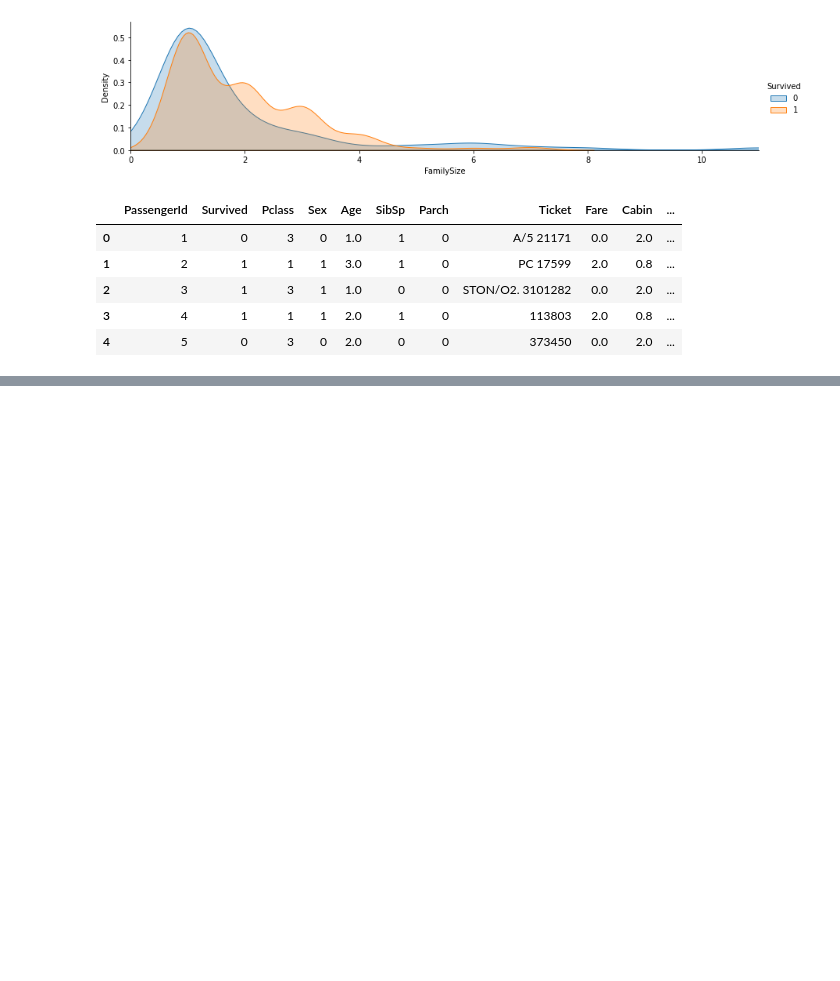
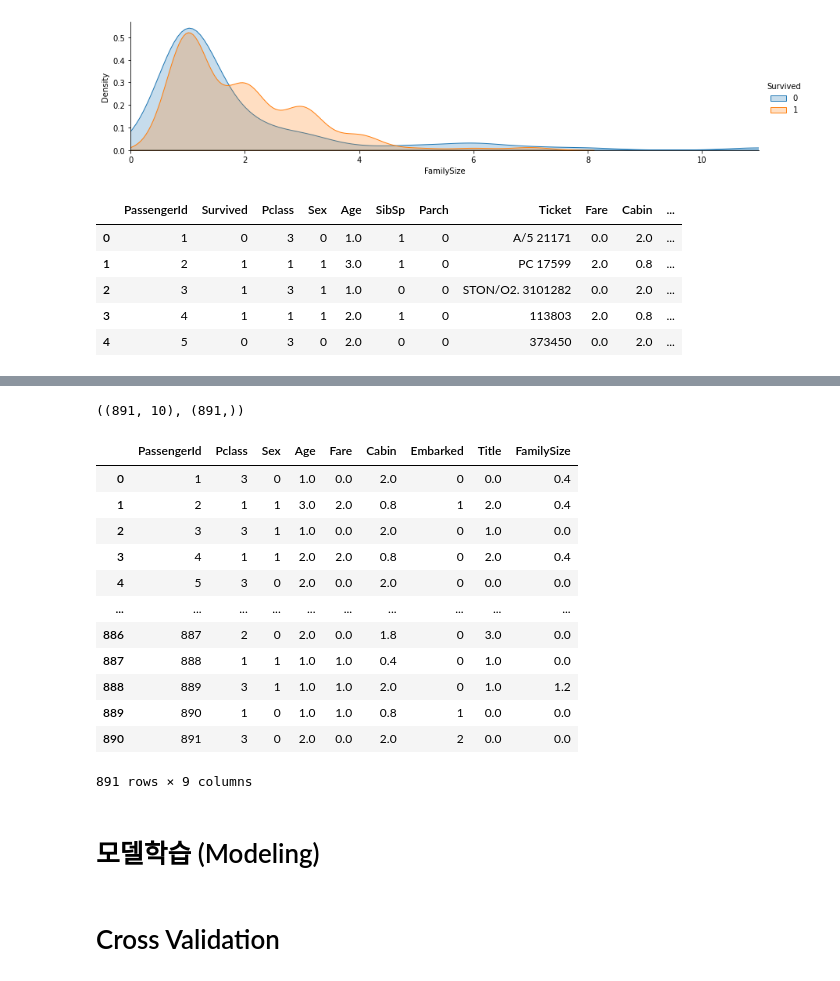
Before and after one commit to HoJ00n2/kaggle-titanic, a Jupyter notebook: my-solution.ipynb, the cells around one changed output, grey strips where cells are left out. Cells and saved outputs as stored; diff of their text form; code cells hidden in the pictures; blank space fills up the shorter version.

```diff
--- a/my-solution.ipynb
+++ b/my-solution.ipynb
@@ -590 +637,31 @@ test_dataset
 418 rows × 9 columns
+# %%
+# train_dataset = train_dataset.drop(["PassengerId"], axis=1)
+# train_dataset
+train = train_dataset.drop("Survived", axis=1)
+# train
+target = train_dataset["Survived"]
+
+train.shape, target.shape
+# %% [output]
+((891, 10), (891,))
+# %%
+# 이렇게 함으로써 모든 정보가 숫자로 바뀐 dataframe이 생성됨!
+# 이제 이것으로 모델학습을 시킬 것임
+train
+# %% [output]
+|  | PassengerId | Pclass | Sex | Age | Fare | Cabin | Embarked | Title | FamilySize |
+| 0 | 1 | 3 | 0 | 1.0 | 0.0 | 2.0 | 0 | 0.0 | 0.4 |
+| 1 | 2 | 1 | 1 | 3.0 | 2.0 | 0.8 | 1 | 2.0 | 0.4 |
+| 2 | 3 | 3 | 1 | 1.0 | 0.0 | 2.0 | 0 | 1.0 | 0.0 |
+| 3 | 4 | 1 | 1 | 2.0 | 2.0 | 0.8 | 0 | 2.0 | 0.4 |
+| 4 | 5 | 3 | 0 | 2.0 | 0.0 | 2.0 | 0 | 0.0 | 0.0 |
+| ... | ... | ... | ... | ... | ... | ... | ... | ... | ... |
+| 886 | 887 | 2 | 0 | 2.0 | 0.0 | 1.8 | 0 | 3.0 | 0.0 |
+| 887 | 888 | 1 | 1 | 1.0 | 1.0 | 0.4 | 0 | 1.0 | 0.0 |
+| 888 | 889 | 3 | 1 | 1.0 | 1.0 | 2.0 | 0 | 1.0 | 1.2 |
+| 889 | 890 | 1 | 0 | 1.0 | 1.0 | 0.8 | 1 | 0.0 | 0.0 |
+| 890 | 891 | 3 | 0 | 2.0 | 0.0 | 2.0 | 2 | 0.0 | 0.0 |
+891 rows × 9 columns
+# %% [markdown]
+# 모델학습 (Modeling)
@@ -590,0 +672,2 @@ test_dataset
+# %% [markdown]
+# Cross Validation
```
Also changed, not shown: parts of 41 cells of this notebook, 1 other file.
